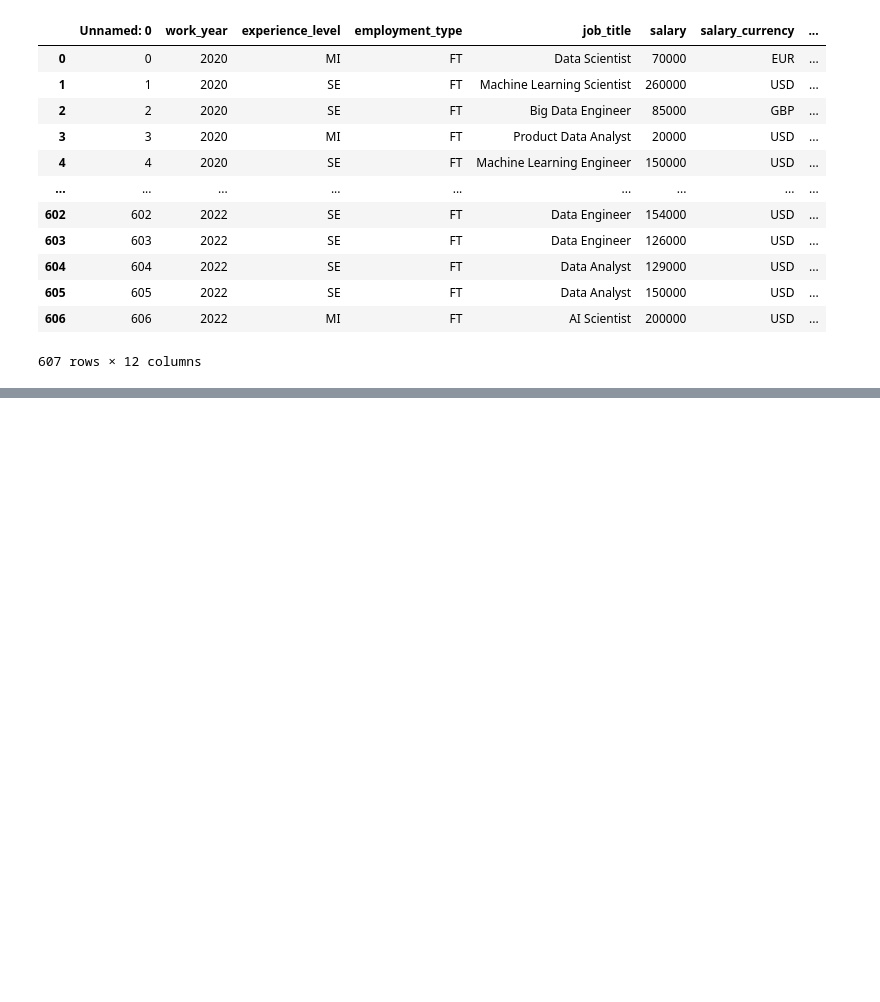
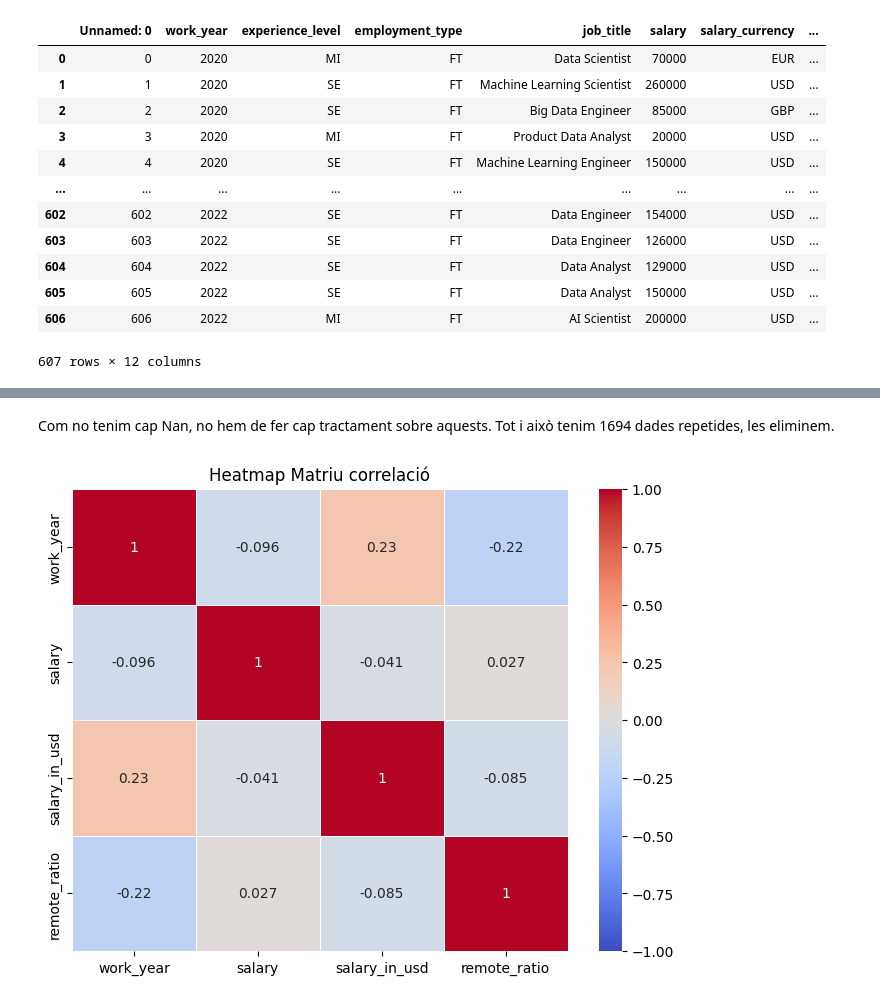
Before and after one commit to ssaaaam/datascience_salaries, a Jupyter notebook: caskagglef.ipynb, the cells around one changed output, grey strips where cells are left out. Drawn from its saved outputs; the diff is of its cells as text; code cells hidden in the pictures; blank space fills up the shorter version.

```diff
--- a/caskagglef.ipynb
+++ b/caskagglef.ipynb
@@ -55,0 +98,10 @@ df.drop_duplicates(inplace=True)
+# %% [markdown]
+Com no tenim cap Nan, no hem de fer cap tractament sobre aquests. Tot i això tenim 1694 dades repetides, les eliminem.
+# %%
+correlation_matrix = df.corr(numeric_only=True)
+plt.figure(figsize=(8, 6))
+sns.heatmap(correlation_matrix, annot=True, cmap='coolwarm', vmin=-1, vmax=1, linewidths=0.5)
+plt.title("Heatmap Matriu correlació")
+plt.show()
+# %% [output]
+[figure, added]
```
Also changed, not shown: parts of 16 cells of this notebook.
